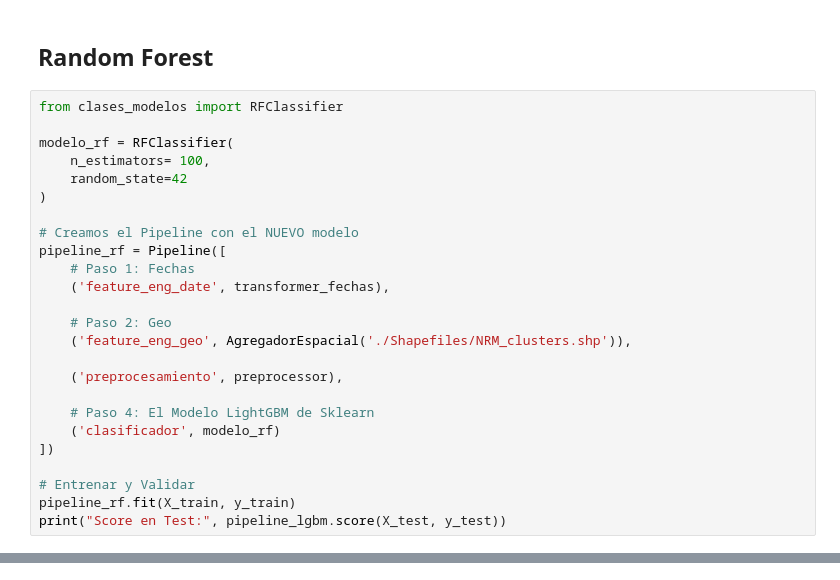
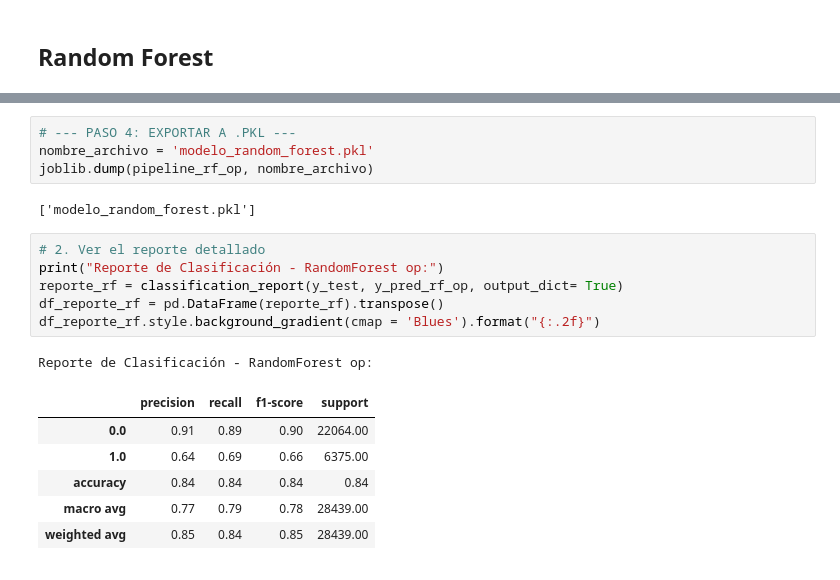
Before and after one commit to NicolasCalabozo/PrediccionLluviasAustralia, a Jupyter notebook: Pipeline_Produccion.ipynb, the cells around one changed output, grey strips where cells are left out. Saved outputs shown, nothing was run; the diff lists cells and outputs as text.

```diff
--- a/Pipeline_Produccion.ipynb
+++ b/Pipeline_Produccion.ipynb
@@ -239,27 +188,2 @@ plt.show()
 # %% [markdown]
 ## Random Forest
-# %%
-from clases_modelos import RFClassifier
-
-modelo_rf = RFClassifier(
-    n_estimators= 100,
-    random_state=42
-)
-
-# Creamos el Pipeline con el NUEVO modelo
-pipeline_rf = Pipeline([
-    # Paso 1: Fechas
-    ('feature_eng_date', transformer_fechas),
-
-    # Paso 2: Geo
-    ('feature_eng_geo', AgregadorEspacial('./Shapefiles/NRM_clusters.shp')),
-
-    ('preprocesamiento', preprocessor),
-
-    # Paso 4: El Modelo LightGBM de Sklearn
-    ('clasificador', modelo_rf)
-])
-
-# Entrenar y Validar
-pipeline_rf.fit(X_train, y_train)
-print("Score en Test:", pipeline_lgbm.score(X_test, y_test))
@@ -338,0 +219,20 @@ weighted avg       0.85      0.84      0.85     28439
+# %%
+# --- PASO 4: EXPORTAR A .PKL ---
+nombre_archivo = 'modelo_random_forest.pkl'
+joblib.dump(pipeline_rf_op, nombre_archivo)
+# %% [output]
+['modelo_random_forest.pkl']
+# %%
+# 2. Ver el reporte detallado
+print("Reporte de Clasificación - RandomForest op:")
+reporte_rf = classification_report(y_test, y_pred_rf_op, output_dict= True)
+df_reporte_rf = pd.DataFrame(reporte_rf).transpose()
+df_reporte_rf.style.background_gradient(cmap = 'Blues').format("{:.2f}")
+# %% [output]
+Reporte de Clasificación - RandomForest op:
+|  | precision | recall | f1-score | support |
+| 0.0 | 0.91 | 0.89 | 0.90 | 22064.00 |
+| 1.0 | 0.64 | 0.69 | 0.66 | 6375.00 |
+| accuracy | 0.84 | 0.84 | 0.84 | 0.84 |
+| macro avg | 0.77 | 0.79 | 0.78 | 28439.00 |
+| weighted avg | 0.85 | 0.84 | 0.85 | 28439.00 |
```
Also changed, not shown: parts of 15 cells of this notebook, 6 other files.
